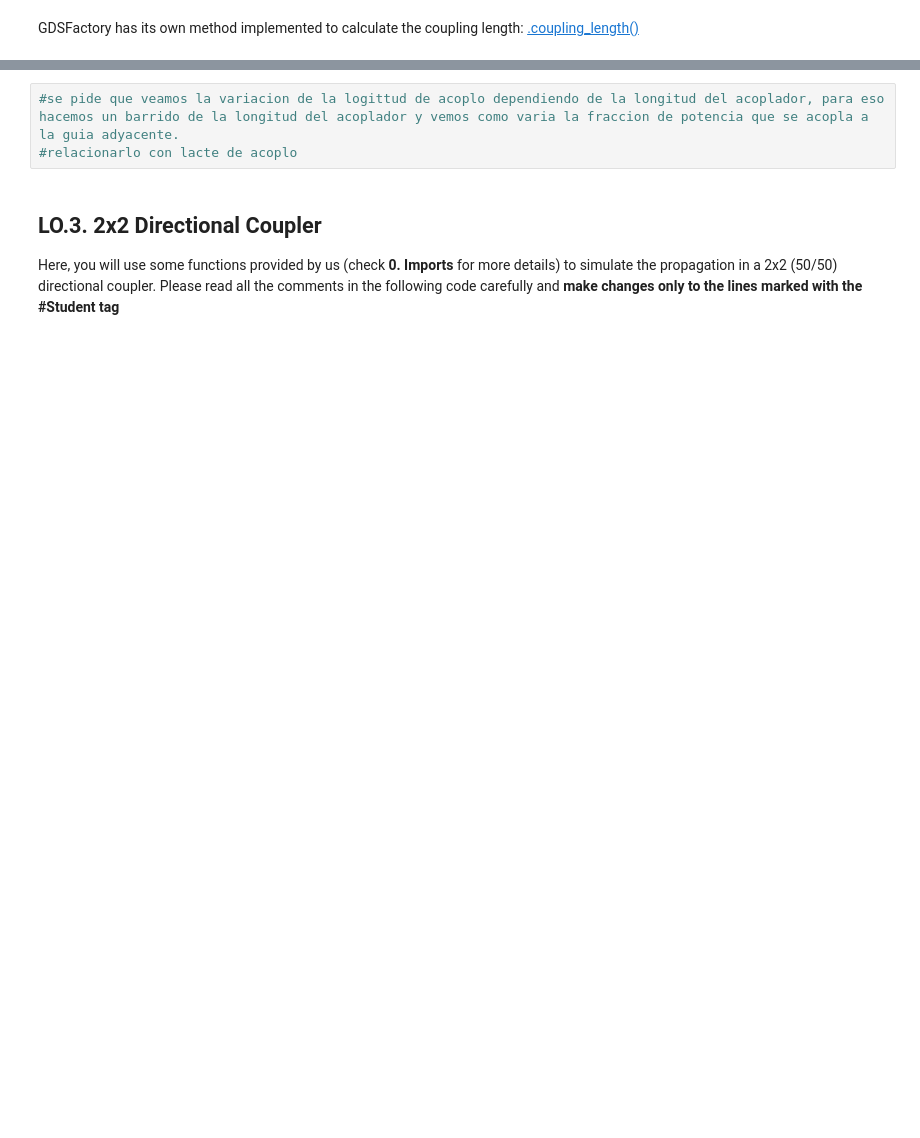
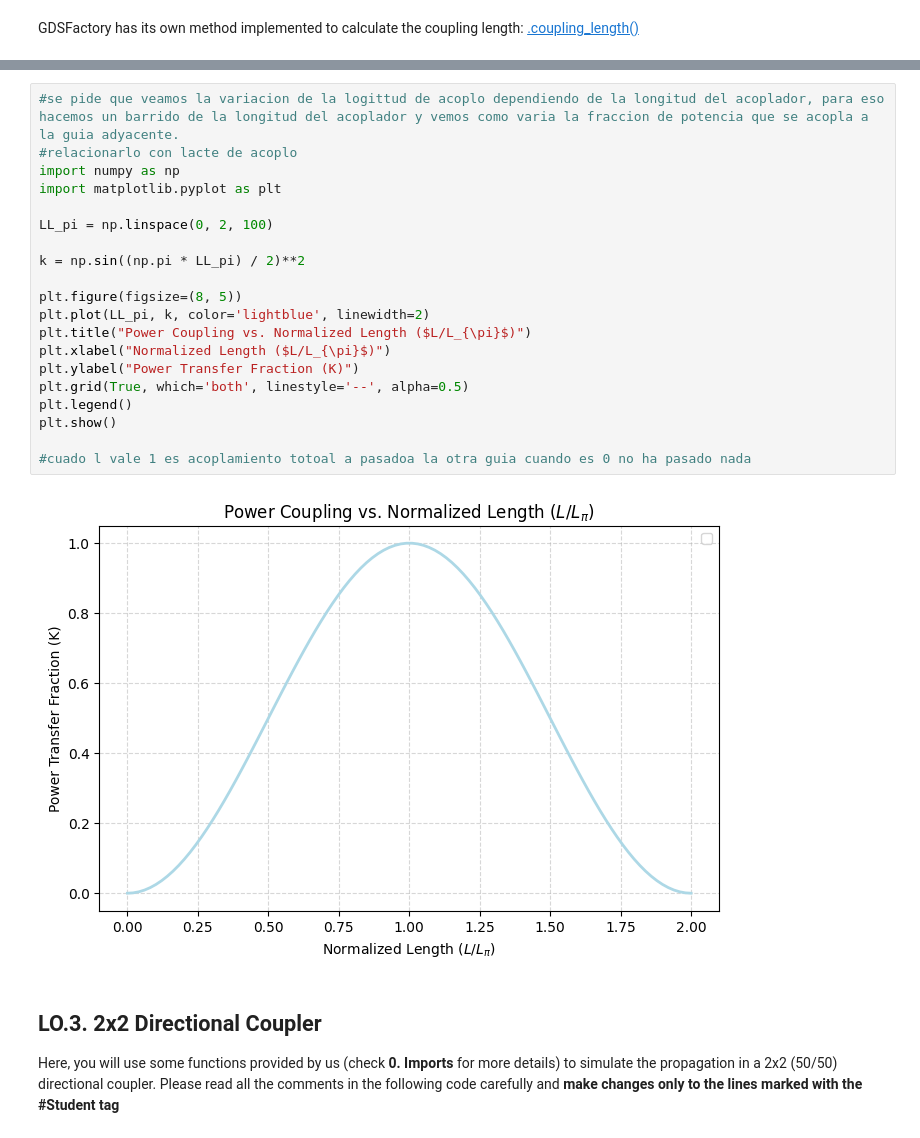
Before and after one commit to claudiaquiles/cifoin-lab2, a Jupyter notebook: COUPLERS_Student.ipynb, the cells around one changed output, grey strips where cells are left out. Saved outputs shown, nothing was run; the diff lists cells and outputs as text; blank space fills up the shorter version.

```diff
--- a/COUPLERS_Student.ipynb
+++ b/COUPLERS_Student.ipynb
@@ -155,6 +183,25 @@ Simulate a directional coupler that implements two deep waveguide cores of thick
 # %%
 #se pide que veamos la variacion de la logittud de acoplo dependiendo de la longitud del acoplador, para eso hacemos un barrido de la longitud del acoplador y vemos como varia la fraccion de potencia que se acopla a la guia adyacente.
 #relacionarlo con lacte de acoplo
+import numpy as np
+import matplotlib.pyplot as plt
+
+LL_pi = np.linspace(0, 2, 100)
+
+k = np.sin((np.pi * LL_pi) / 2)**2
+
+plt.figure(figsize=(8, 5))
+plt.plot(LL_pi, k, color='lightblue', linewidth=2)
+plt.title("Power Coupling vs. Normalized Length ($L/L_{\pi}$)")
+plt.xlabel("Normalized Length ($L/L_{\pi}$)")
+plt.ylabel("Power Transfer Fraction (K)")
+plt.grid(True, which='both', linestyle='--', alpha=0.5)
+plt.legend()
+plt.show()
+
+#cuado l vale 1 es acoplamiento totoal a pasadoa la otra guia cuando es 0 no ha pasado nada
+# %% [output]
+[figure, added]
 # %% [markdown]
 ## LO.3. 2x2 Directional Coupler
 
```
Also changed, not shown: parts of 13 cells of this notebook.
